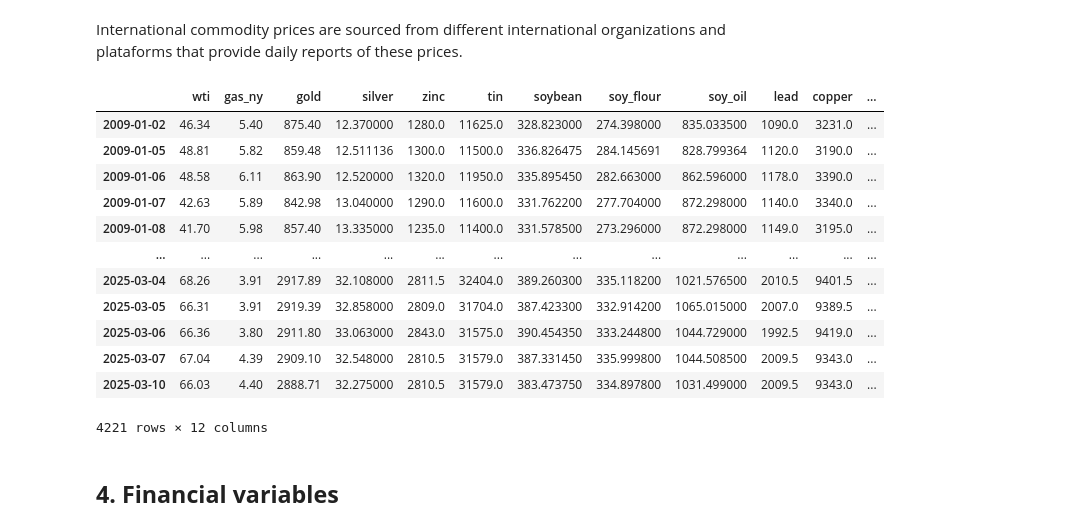
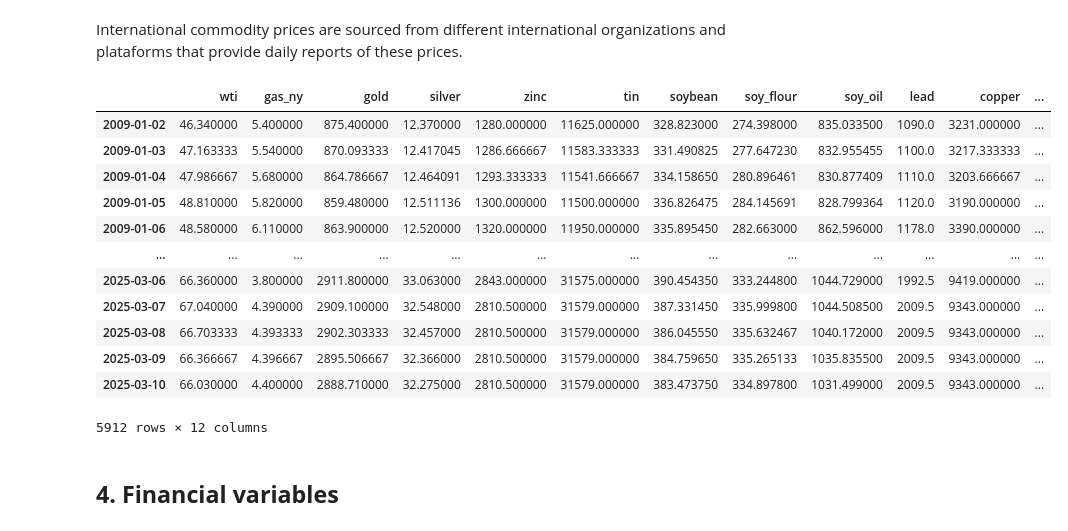
Before and after one commit to osmarbolivar/High-Freq-Inflation-Forecast-2SML, a Jupyter notebook: Data_preprocess.ipynb, the cells around one changed output. Cells and saved outputs as stored; diff of their text form; code cells hidden in the pictures.

```diff
--- a/Data_preprocess.ipynb
+++ b/Data_preprocess.ipynb
@@ -474,22 +500,26 @@ International commodity prices are sourced from different international organiza
 # %%
 COM_daily = pd.read_excel('./Data/Serie diaria de precios internacionales.xlsx', index_col=0, sheet_name='data')
 COM_daily.replace(0, np.nan, inplace=True)
+
+date_range_COM = pd.date_range(start=COM_daily.index.min(), end=COM_daily.index.max(), freq='D')
+COM_daily = COM_daily.reindex(date_range_COM)
+
 COM_daily = COM_daily.interpolate(method='linear', limit_direction="both")
 COM_daily
 # %% [output]
 |  | wti | gas_ny | gold | silver | zinc | tin | soybean | soy_flour | soy_oil | lead | copper | ... |
-| 2009-01-02 | 46.34 | 5.40 | 875.40 | 12.370000 | 1280.0 | 11625.0 | 328.823000 | 274.398000 | 835.033500 | 1090.0 | 3231.0 | ... |
-| 2009-01-05 | 48.81 | 5.82 | 859.48 | 12.511136 | 1300.0 | 11500.0 | 336.826475 | 284.145691 | 828.799364 | 1120.0 | 3190.0 | ... |
-| 2009-01-06 | 48.58 | 6.11 | 863.90 | 12.520000 | 1320.0 | 11950.0 | 335.895450 | 282.663000 | 862.596000 | 1178.0 | 3390.0 | ... |
-| 2009-01-07 | 42.63 | 5.89 | 842.98 | 13.040000 | 1290.0 | 11600.0 | 331.762200 | 277.704000 | 872.298000 | 1140.0 | 3340.0 | ... |
-| 2009-01-08 | 41.70 | 5.98 | 857.40 | 13.335000 | 1235.0 | 11400.0 | 331.578500 | 273.296000 | 872.298000 | 1149.0 | 3195.0 | ... |
+| 2009-01-02 | 46.340000 | 5.400000 | 875.400000 | 12.370000 | 1280.000000 | 11625.000000 | 328.823000 | 274.398000 | 835.033500 | 1090.0 | 3231.000000 | ... |
+| 2009-01-03 | 47.163333 | 5.540000 | 870.093333 | 12.417045 | 1286.666667 | 11583.333333 | 331.490825 | 277.647230 | 832.955455 | 1100.0 | 3217.333333 | ... |
+| 2009-01-04 | 47.986667 | 5.680000 | 864.786667 | 12.464091 | 1293.333333 | 11541.666667 | 334.158650 | 280.896461 | 830.877409 | 1110.0 | 3203.666667 | ... |
+| 2009-01-05 | 48.810000 | 5.820000 | 859.480000 | 12.511136 | 1300.000000 | 11500.000000 | 336.826475 | 284.145691 | 828.799364 | 1120.0 | 3190.000000 | ... |
+| 2009-01-06 | 48.580000 | 6.110000 | 863.900000 | 12.520000 | 1320.000000 | 11950.000000 | 335.895450 | 282.663000 | 862.596000 | 1178.0 | 3390.000000 | ... |
 | ... | ... | ... | ... | ... | ... | ... | ... | ... | ... | ... | ... | ... |
-| 2025-03-04 | 68.26 | 3.91 | 2917.89 | 32.108000 | 2811.5 | 32404.0 | 389.260300 | 335.118200 | 1021.576500 | 2010.5 | 9401.5 | ... |
-| 2025-03-05 | 66.31 | 3.91 | 2919.39 | 32.858000 | 2809.0 | 31704.0 | 387.423300 | 332.914200 | 1065.015000 | 2007.0 | 9389.5 | ... |
-| 2025-03-06 | 66.36 | 3.80 | 2911.80 | 33.063000 | 2843.0 | 31575.0 | 390.454350 | 333.244800 | 1044.729000 | 1992.5 | 9419.0 | ... |
-| 2025-03-07 | 67.04 | 4.39 | 2909.10 | 32.548000 | 2810.5 | 31579.0 | 387.331450 | 335.999800 | 1044.508500 | 2009.5 | 9343.0 | ... |
-| 2025-03-10 | 66.03 | 4.40 | 2888.71 | 32.275000 | 2810.5 | 31579.0 | 383.473750 | 334.897800 | 1031.499000 | 2009.5 | 9343.0 | ... |
+| 2025-03-06 | 66.360000 | 3.800000 | 2911.800000 | 33.063000 | 2843.000000 | 31575.000000 | 390.454350 | 333.244800 | 1044.729000 | 1992.5 | 9419.000000 | ... |
+| 2025-03-07 | 67.040000 | 4.390000 | 2909.100000 | 32.548000 | 2810.500000 | 31579.000000 | 387.331450 | 335.999800 | 1044.508500 | 2009.5 | 9343.000000 | ... |
+| 2025-03-08 | 66.703333 | 4.393333 | 2902.303333 | 32.457000 | 2810.500000 | 31579.000000 | 386.045550 | 335.632467 | 1040.172000 | 2009.5 | 9343.000000 | ... |
+| 2025-03-09 | 66.366667 | 4.396667 | 2895.506667 | 32.366000 | 2810.500000 | 31579.000000 | 384.759650 | 335.265133 | 1035.835500 | 2009.5 | 9343.000000 | ... |
+| 2025-03-10 | 66.030000 | 4.400000 | 2888.710000 | 32.275000 | 2810.500000 | 31579.000000 | 383.473750 | 334.897800 | 1031.499000 | 2009.5 | 9343.000000 | ... |
-4221 rows × 12 columns
+5912 rows × 12 columns
 # %%
 COM_monthly = COM_daily.resample('M').mean()
 COM_weekly = COM_daily.resample('W').mean()
```
Also changed, not shown: parts of 25 cells of this notebook, 7 other files.
